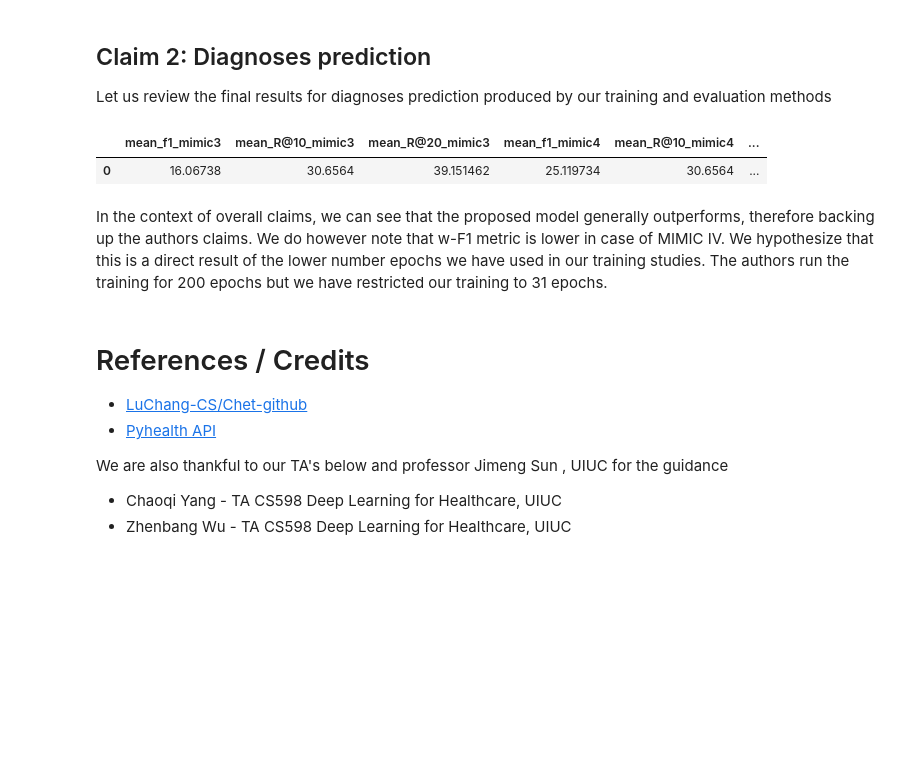
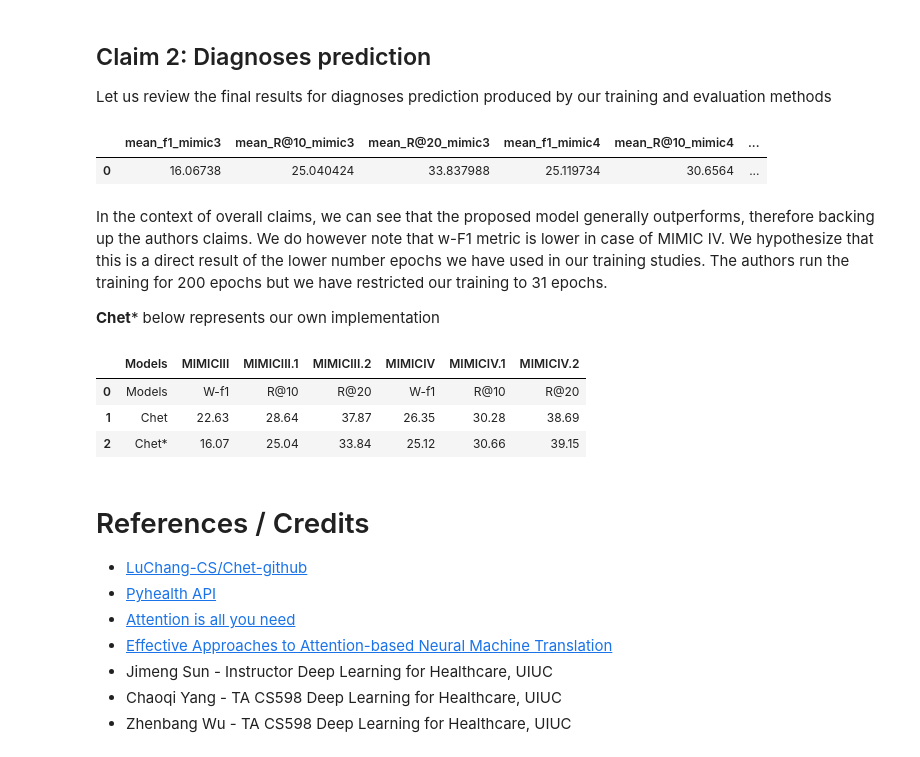
Before and after one commit to sanjayathreya/CHET, a Jupyter notebook: src/Descriptive-Notebook.ipynb, the cells around one changed output. Cells and saved outputs as stored; diff of their text form; code cells hidden in the pictures; blank space fills up the shorter version.

```diff
--- a/src/Descriptive-Notebook.ipynb
+++ b/src/Descriptive-Notebook.ipynb
@@ -795,28 +811,37 @@ Let us review the final results for diagnoses prediction produced by our trainin
 # %%
 results_m = os.path.join(output_dir,'result_task_m.csv')
 df = pd.read_csv(results_m)
 df
 df['mean_f1_mimic3'] = df.loc[df['dataset_name'] == 'mimic3', 'f1_score'].mean() * 100
-df['mean_R@10_mimic3'] = df.loc[df['dataset_name'] == 'mimic4', 'R@10'].mean() * 100
-df['mean_R@20_mimic3'] = df.loc[df['dataset_name'] == 'mimic4', 'R@20'].mean() * 100
+df['mean_R@10_mimic3'] = df.loc[df['dataset_name'] == 'mimic3', 'R@10'].mean() * 100
+df['mean_R@20_mimic3'] = df.loc[df['dataset_name'] == 'mimic3', 'R@20'].mean() * 100
 df['mean_f1_mimic4'] = df.loc[df['dataset_name'] == 'mimic4', 'f1_score'].mean() * 100
 df['mean_R@10_mimic4'] = df.loc[df['dataset_name'] == 'mimic4', 'R@10'].mean() * 100
 df['mean_R@20_mimic4'] = df.loc[df['dataset_name'] == 'mimic4', 'R@20'].mean() * 100
 df[['mean_f1_mimic3','mean_R@10_mimic3','mean_R@20_mimic3','mean_f1_mimic4','mean_R@10_mimic4','mean_R@20_mimic4']].drop_duplicates()
 # %% [output]
 |  | mean_f1_mimic3 | mean_R@10_mimic3 | mean_R@20_mimic3 | mean_f1_mimic4 | mean_R@10_mimic4 | ... |
-| 0 | 16.06738 | 30.6564 | 39.151462 | 25.119734 | 30.6564 | ... |
+| 0 | 16.06738 | 25.040424 | 33.837988 | 25.119734 | 30.6564 | ... |
 # %% [markdown]
 In the context of overall claims, we can see that the proposed model generally outperforms, therefore backing up the authors claims. We do however note that w-F1 metric is lower in case of MIMIC IV. We hypothesize that this is a direct result of the lower number epochs we have used in our training studies. The authors run the training for 200 epochs but we have restricted our training to 31 epochs.
+
+ **Chet*** below represents our own implementation
 # %%
 final_m = os.path.join(output_dir,'Overall-results-task-m.csv')
 df = pd.read_csv(final_m)
+df
+# %% [output]
+|  | Models | MIMICIII | MIMICIII.1 | MIMICIII.2 | MIMICIV | MIMICIV.1 | MIMICIV.2 |
+| 0 | Models | W-f1 | R@10 | R@20 | W-f1 | R@10 | R@20 |
+| 1 | Chet | 22.63 | 28.64 | 37.87 | 26.35 | 30.28 | 38.69 |
+| 2 | Chet* | 16.07 | 25.04 | 33.84 | 25.12 | 30.66 | 39.15 |
 # %% [markdown]
 # References / Credits
 
 *   [LuChang-CS/Chet-github](https://github.com/luchang-cs/chet)
 *   [Pyhealth API](https://pyhealth.readthedocs.io/en/latest/api/)
-
-We are also thankful to our TA's below and professor Jimeng Sun , UIUC for the guidance
+*   [Attention is all you need](https://arxiv.org/abs/1706.03762)
+*   [Effective Approaches to Attention-based Neural Machine Translation](https://arxiv.org/abs/1508.04025)
+*   Jimeng Sun  - Instructor Deep Learning for Healthcare, UIUC
 *   Chaoqi Yang - TA CS598 Deep Learning for Healthcare, UIUC
 *   Zhenbang Wu - TA CS598 Deep Learning for Healthcare, UIUC
```
Also changed, not shown: parts of 8 cells of this notebook.
